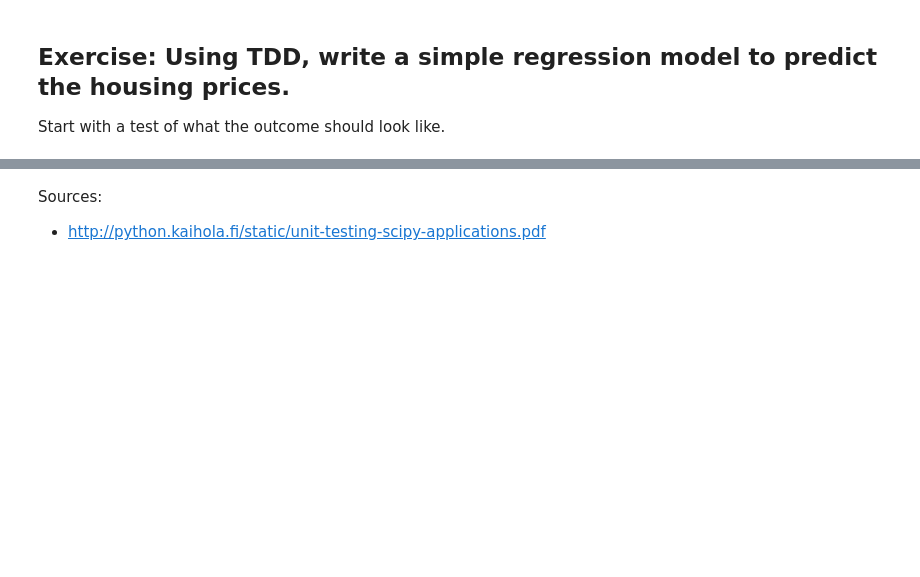
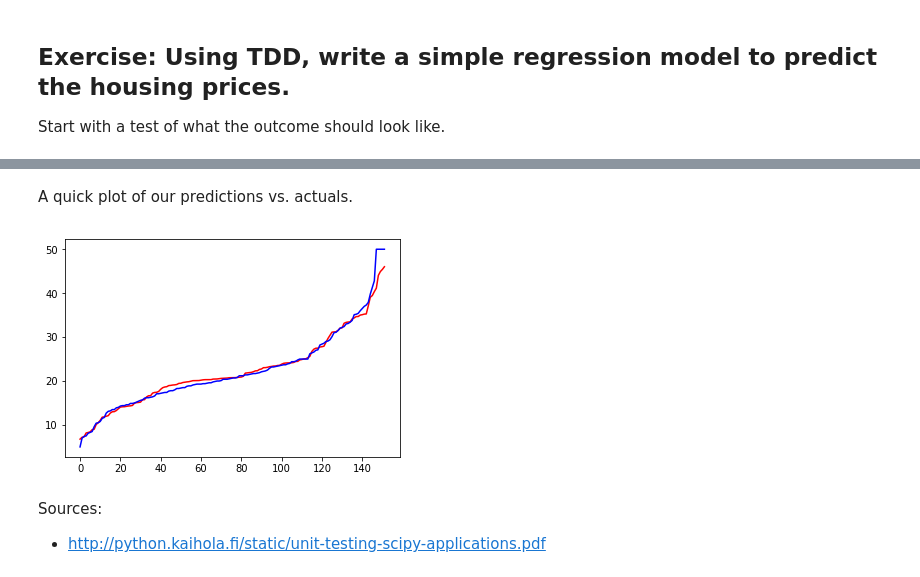
Before and after one commit to rachelkberryman/DSR_Model_Pipelines_Course, a Jupyter notebook: 0.1 Introduction to Tests and Test Driven Development.ipynb, the cells around one changed output, grey strips where cells are left out. Drawn from its saved outputs; the diff is of its cells as text; code cells hidden in the pictures; blank space fills up the shorter version.

```diff
--- a/0.1 Introduction to Tests and Test Driven Development.ipynb
+++ b/0.1 Introduction to Tests and Test Driven Development.ipynb
@@ -136,8 +146,3 @@ Start with a test of what the outcome should look like.
 from sklearn.model_selection import train_test_split
 # %%
 x_train, x_test, y_train, y_test = train_test_split(boston_x, boston_y, test_size=.3)
-# %%
-from sklearn.ensemble import RandomForestRegressor
-reg = RandomForestRegressor()
-reg.fit(x_train, y_train)
-predictions = reg.predict(x_test)
@@ -169,3 +177,14 @@ collected 2 items
+# %% [markdown]
+A quick plot of our predictions vs. actuals.
+# %%
+y_test.sort()
+predictions.sort()
+%matplotlib inline
+import matplotlib.pyplot as plt
+
+plt.plot(predictions, 'r', y_test, 'b');
+# %% [output]
+[figure, added]
 # %% [markdown]
 Sources:
 - http://python.kaihola.fi/static/unit-testing-scipy-applications.pdf
```
Also changed, not shown: parts of 8 cells of this notebook, 1 other file.
